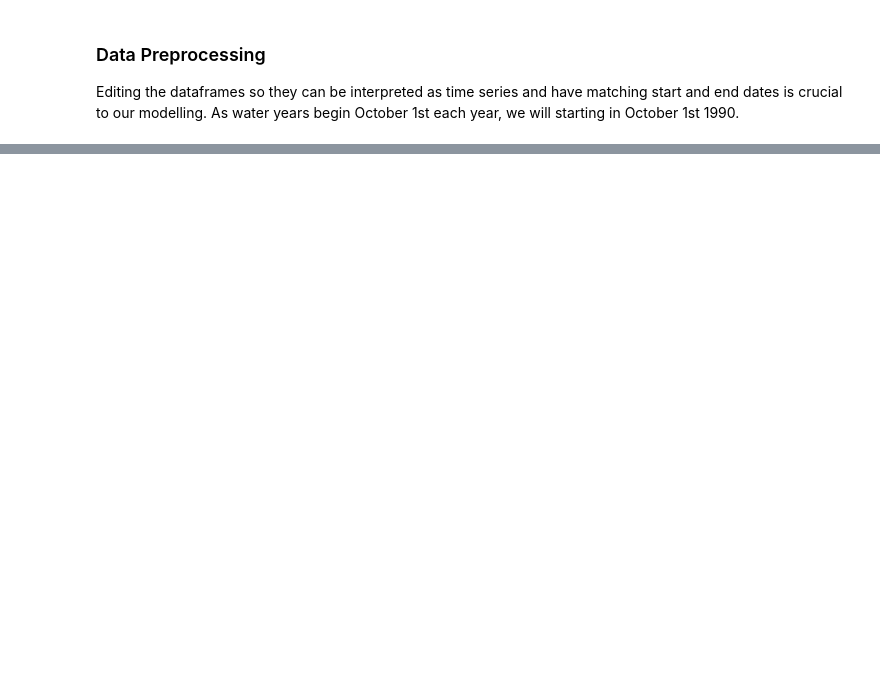
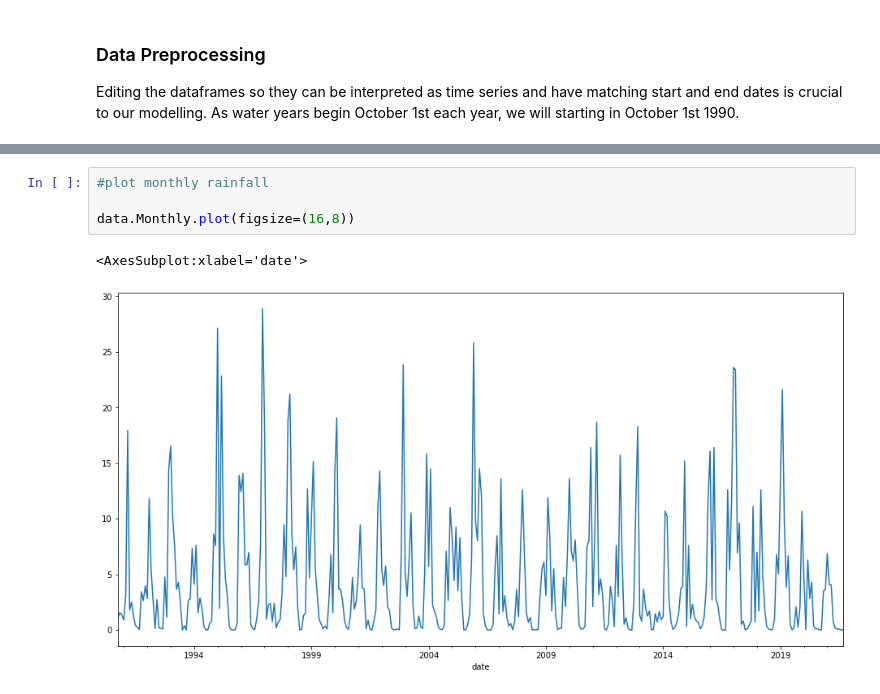
Before and after one commit to jadeadams517/California_Reservoir_Prediction, a Jupyter notebook: mvp.ipynb, the cells around one changed output, grey strips where cells are left out. Drawn from its saved outputs; the diff is of its cells as text; blank space fills up the shorter version.

```diff
--- a/mvp.ipynb
+++ b/mvp.ipynb
@@ -131,0 +188,7 @@ list(range(1990,2021))
+# %%
+#plot monthly rainfall
+
+data.Monthly.plot(figsize=(16,8))
+# %% [output]
+<AxesSubplot:xlabel='date'>
+[figure, added]
```
Also changed, not shown: parts of 53 cells of this notebook, 4 other files.
